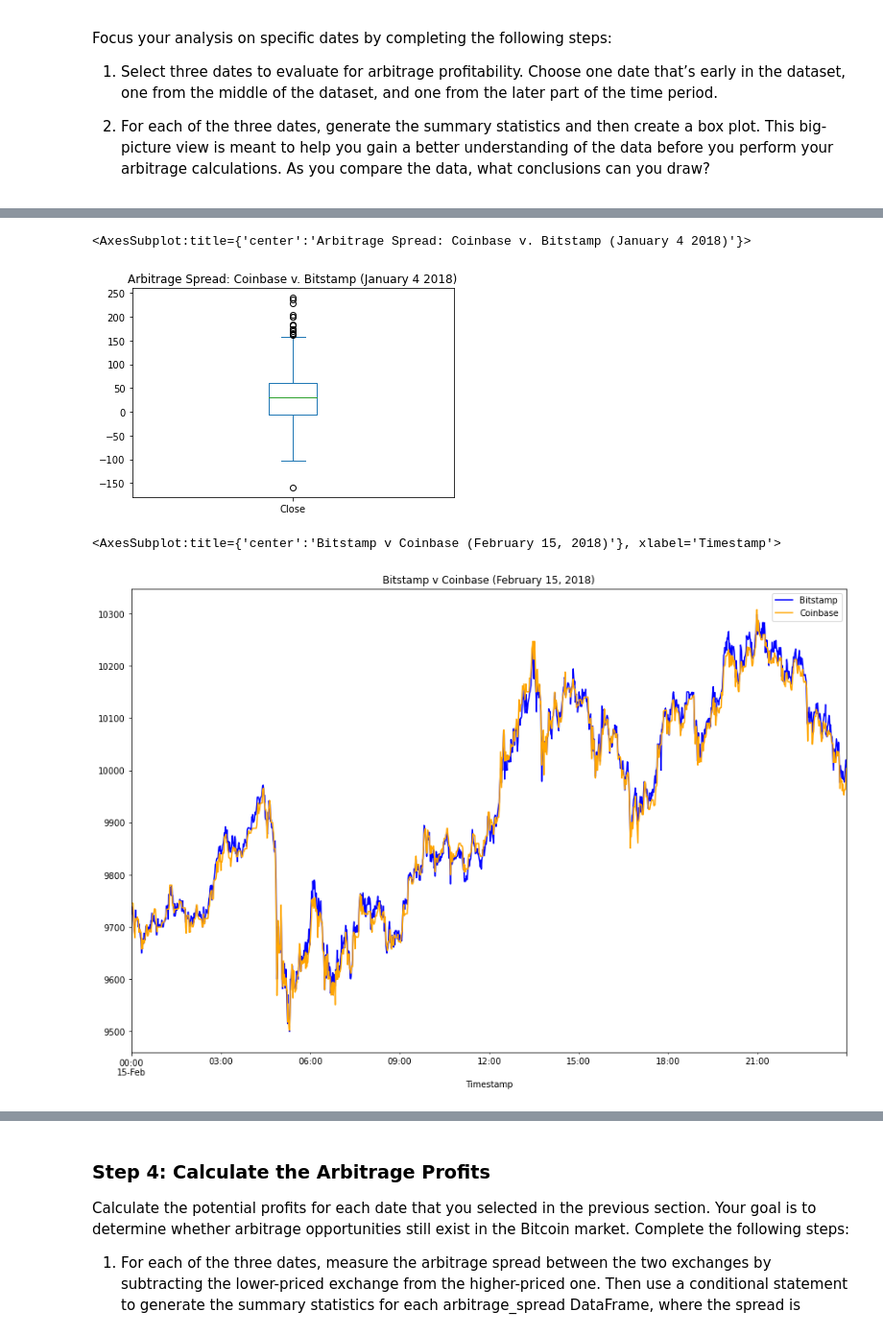
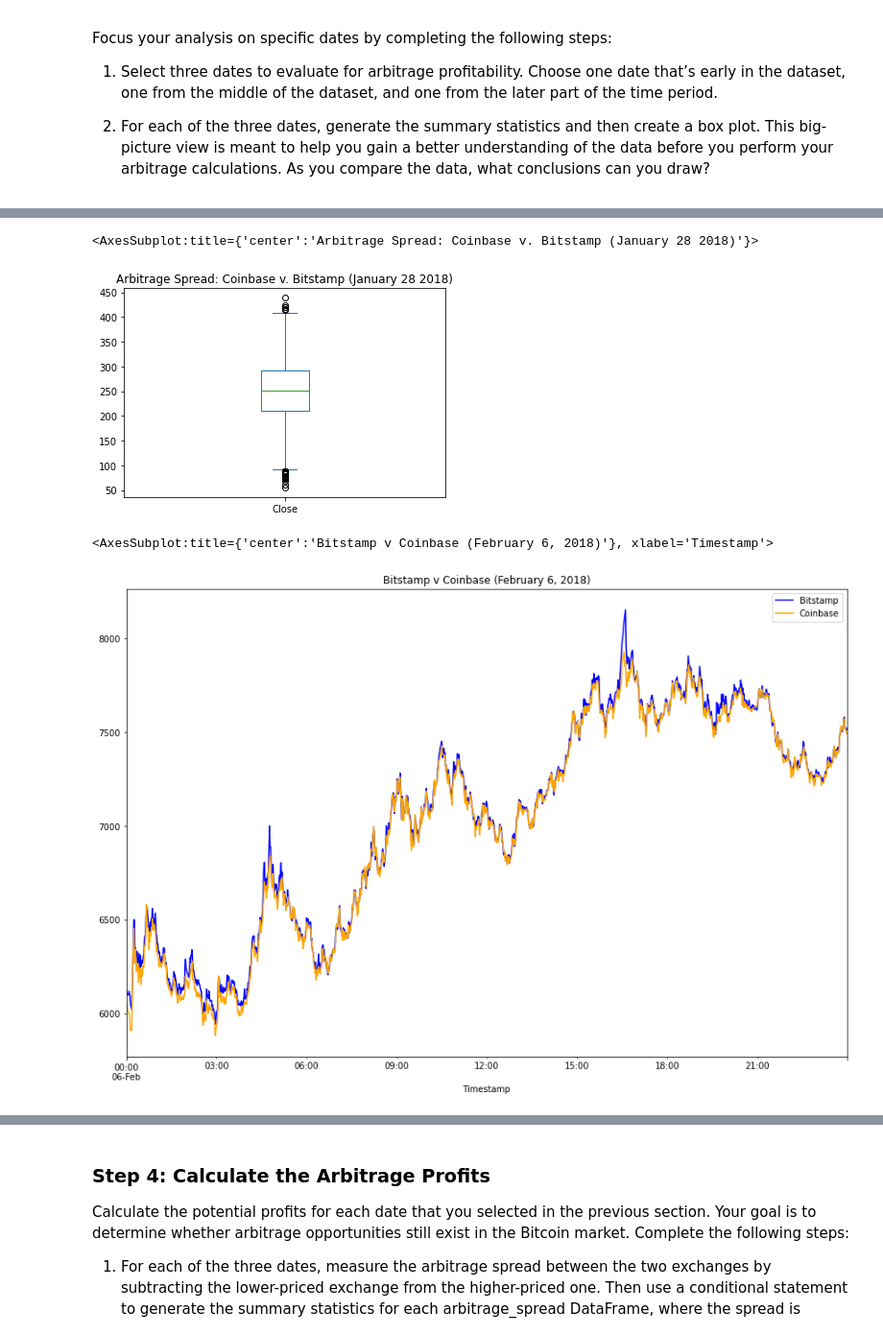
Before and after one commit to qrolston/Crypto-Arbitrage, a Jupyter notebook: crypto_arbitrage.ipynb, the cells around one changed output, grey strips where cells are left out. Shown at 96% size. Saved outputs shown, nothing was run; the diff lists cells and outputs as text; code cells hidden in the pictures.

```diff
--- a/crypto_arbitrage.ipynb
+++ b/crypto_arbitrage.ipynb
@@ -389,15 +389,15 @@ max       240.00000
 Name: Close, dtype: float64
 # %%
-# Visualization of the arbitrage spread from January 4 2018 using a box plot
-arbitrage_spread_early.plot(kind='box',title='Arbitrage Spread: Coinbase v. Bitstamp (January 4 2018)',legend=True)
+# Visualization of the arbitrage spread from January 28 2018 using a box plot
+arbitrage_spread_early.plot(kind='box',title='Arbitrage Spread: Coinbase v. Bitstamp (January 28 2018)',legend=True)
 # %% [output]
-<AxesSubplot:title={'center':'Arbitrage Spread: Coinbase v. Bitstamp (January 4 2018)'}>
+<AxesSubplot:title={'center':'Arbitrage Spread: Coinbase v. Bitstamp (January 28 2018)'}>
-[figure, old version]
+[figure, new version]
 # %%
-# An overlay plot that visualizes the two dataframes of Bitstamp v. Coinbase- in the middle of the data set (February 15,2018)
-bitstamp['Close'].loc['2018-02-15'].plot(legend=True,figsize=(15,10),title='Bitstamp v Coinbase (February 15, 2018)',color='blue',label='Bitstamp')
-coinbase['Close'].loc['2018-02-15'].plot(legend=True,figsize=(15,10),color='orange',label='Coinbase')
+# An overlay plot that visualizes the two dataframes of Bitstamp v. Coinbase- in the middle of the data set (February 6,2018)
+bitstamp['Close'].loc['2018-02-06'].plot(legend=True,figsize=(15,10),title='Bitstamp v Coinbase (February 6, 2018)',color='blue',label='Bitstamp')
+coinbase['Close'].loc['2018-02-06'].plot(legend=True,figsize=(15,10),color='orange',label='Coinbase')
 # %% [output]
-<AxesSubplot:title={'center':'Bitstamp v Coinbase (February 15, 2018)'}, xlabel='Timestamp'>
+<AxesSubplot:title={'center':'Bitstamp v Coinbase (February 6, 2018)'}, xlabel='Timestamp'>
-[figure, old version]
+[figure, new version]
 # %%
```
Also changed, not shown: parts of 28 cells of this notebook.
